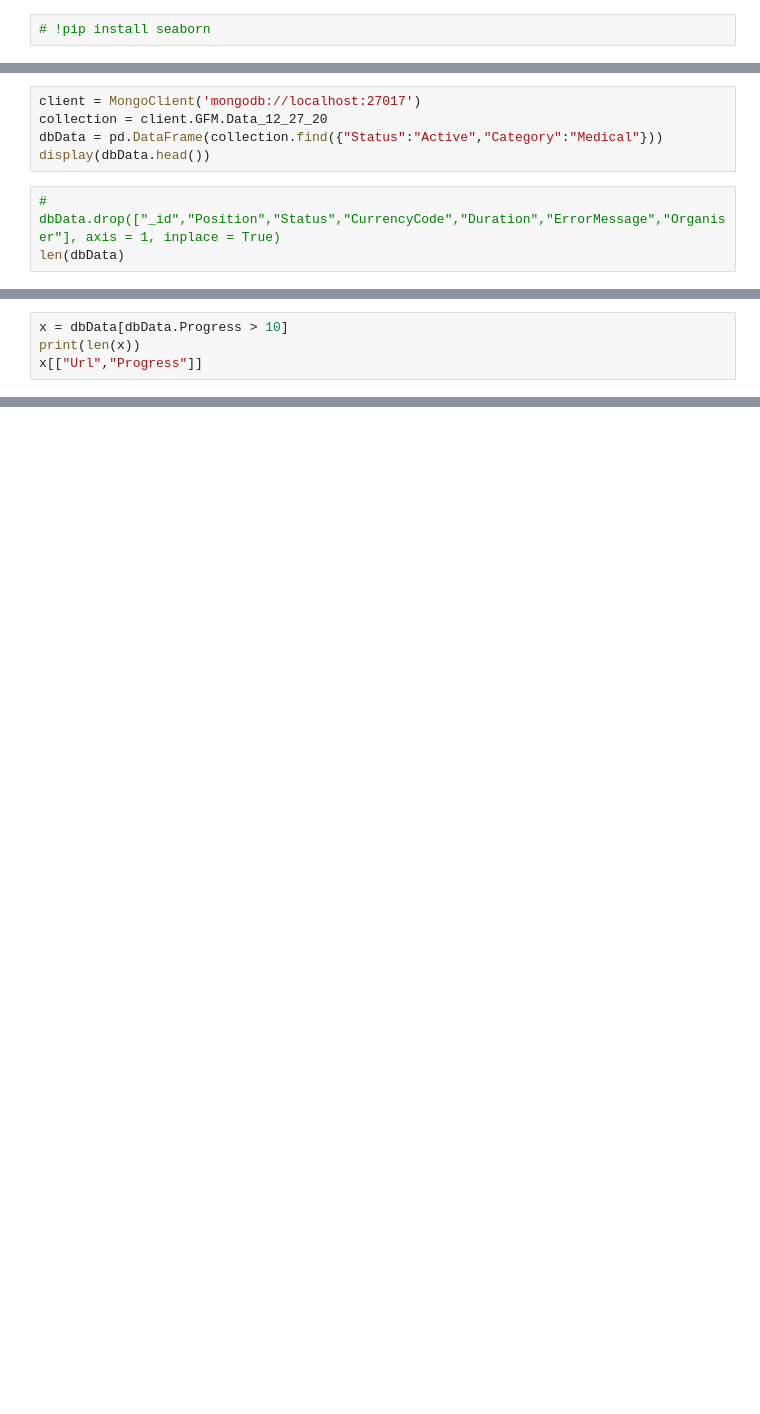
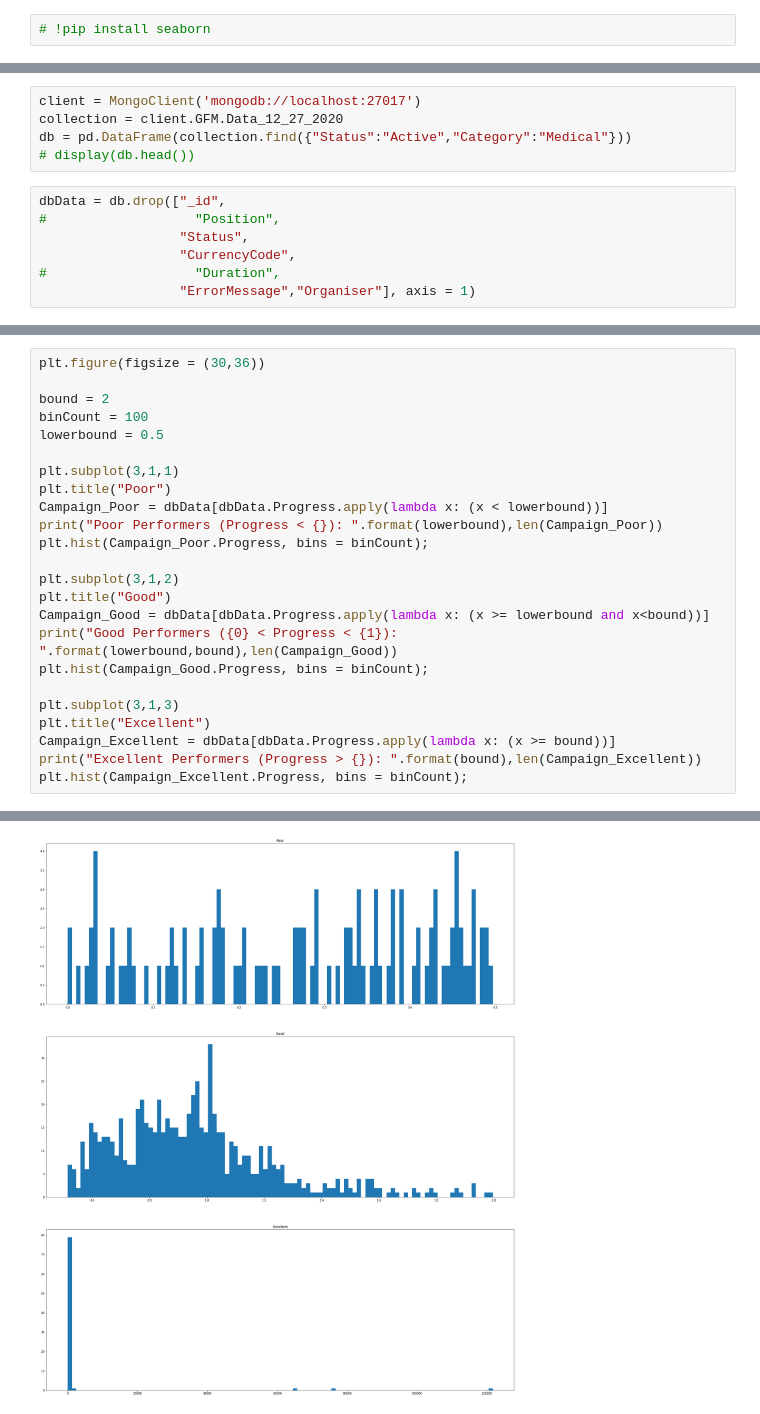
Before and after one commit to RohitashwaChaks/GoFundMe_Project, a Jupyter notebook: Analysis/EDA.ipynb, the cells around one changed output, grey strips where cells are left out. Saved outputs shown, nothing was run; the diff lists cells and outputs as text; blank space fills up the shorter version.

```diff
--- a/Analysis/EDA.ipynb
+++ b/Analysis/EDA.ipynb
@@ -11,8 +12,12 @@ import seaborn as sns
 # %%
 client = MongoClient('mongodb://localhost:27017')
-collection = client.GFM.Data_12_27_20
-dbData = pd.DataFrame(collection.find({"Status":"Active","Category":"Medical"}))
-display(dbData.head())
+collection = client.GFM.Data_12_27_2020
+db = pd.DataFrame(collection.find({"Status":"Active","Category":"Medical"}))
+# display(db.head())
 # %%
-# dbData.drop(["_id","Position","Status","CurrencyCode","Duration","ErrorMessage","Organiser"], axis = 1, inplace = True)
-len(dbData)
+dbData = db.drop(["_id",
+#                   "Position",
+                  "Status",
+                  "CurrencyCode",
+#                   "Duration",
+                  "ErrorMessage","Organiser"], axis = 1)
@@ -29,4 +40,0 @@ display(dbData.Progress.hist())
-# %%
-x = dbData[dbData.Progress > 10]
-print(len(x))
-x[["Url","Progress"]]
@@ -171,0 +41,25 @@ scrape_url(_.Url.iloc[7])
+# %%
+plt.figure(figsize = (30,36))
+
+bound = 2
+binCount = 100
+lowerbound = 0.5
+
+plt.subplot(3,1,1)
+plt.title("Poor")
+Campaign_Poor = dbData[dbData.Progress.apply(lambda x: (x < lowerbound))]
+print("Poor Performers (Progress < {}): ".format(lowerbound),len(Campaign_Poor))
+plt.hist(Campaign_Poor.Progress, bins = binCount);
+
+plt.subplot(3,1,2)
+plt.title("Good")
+Campaign_Good = dbData[dbData.Progress.apply(lambda x: (x >= lowerbound and x<bound))]
+print("Good Performers ({0} < Progress < {1}): ".format(lowerbound,bound),len(Campaign_Good))
+plt.hist(Campaign_Good.Progress, bins = binCount);
+
+plt.subplot(3,1,3)
+plt.title("Excellent")
+Campaign_Excellent = dbData[dbData.Progress.apply(lambda x: (x >= bound))]
+print("Excellent Performers (Progress > {}): ".format(bound),len(Campaign_Excellent))
+plt.hist(Campaign_Excellent.Progress, bins = binCount);
+# %% [output]
@@ -171,0 +69 @@ scrape_url(_.Url.iloc[7])
+[figure, added]
```
Also changed, not shown: parts of 17 cells of this notebook, 4 other files.
